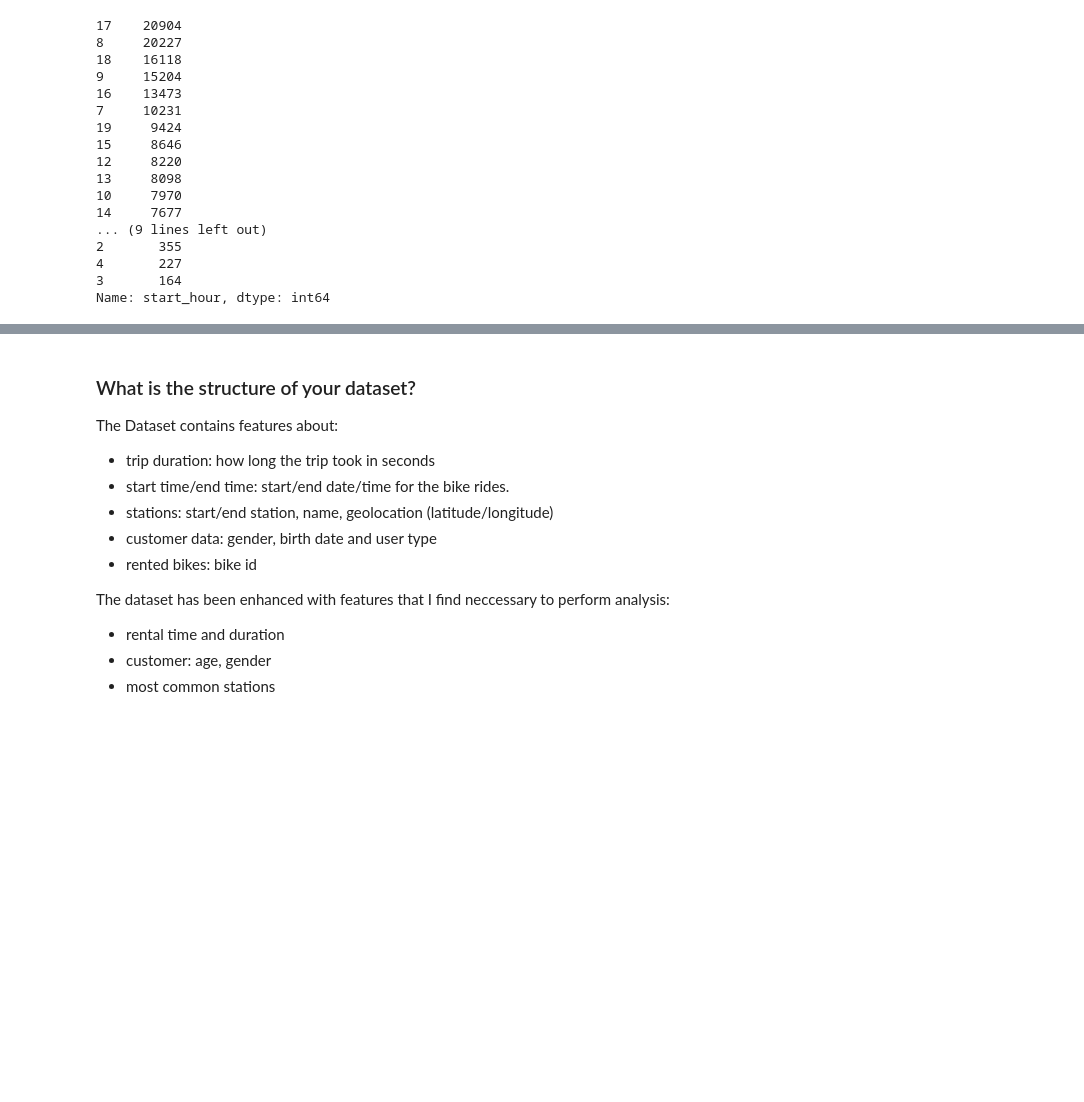
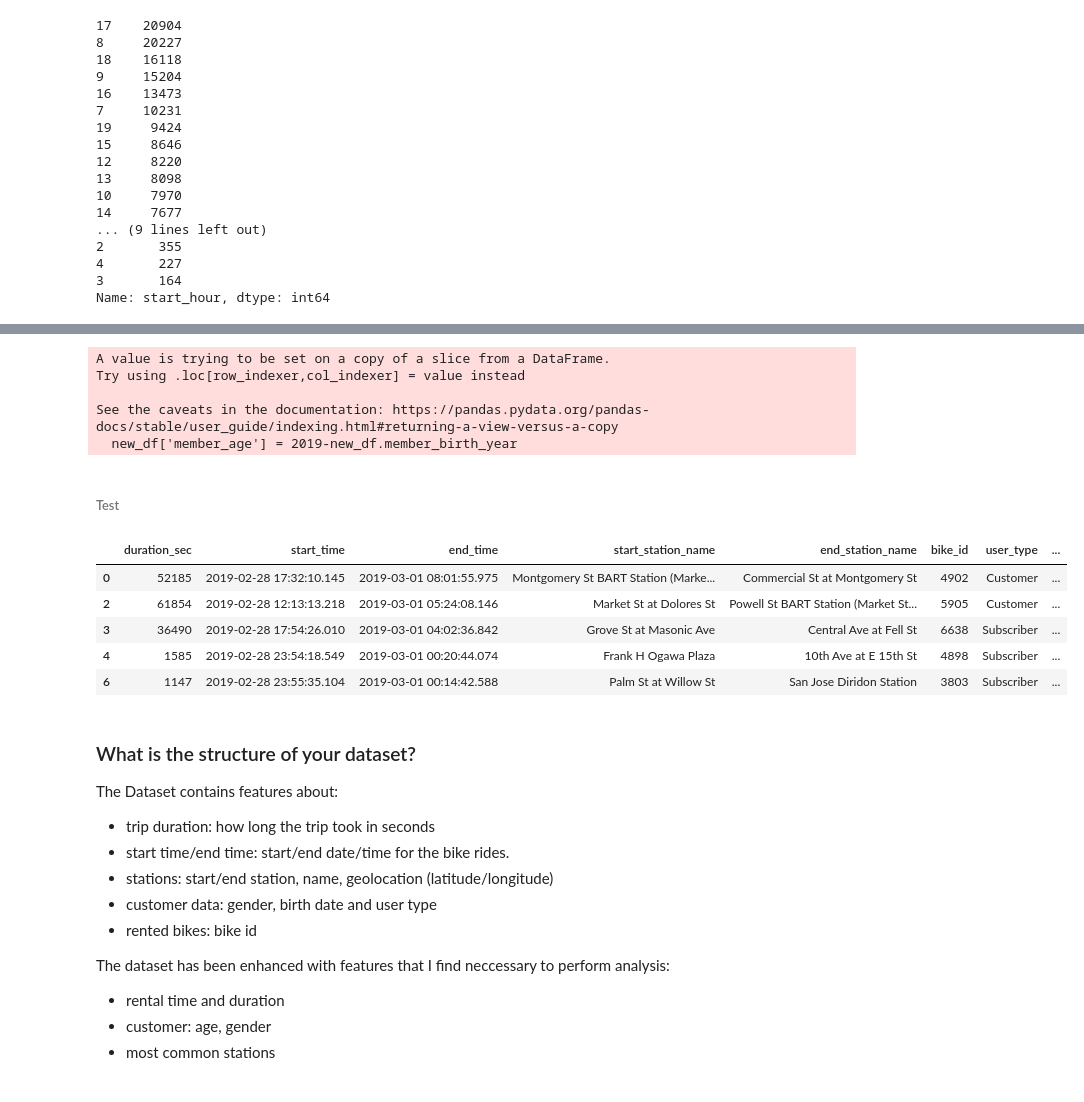
Before and after one commit to hagerElsehaimy/communicate-data-findings-FordGoBike, a Jupyter notebook: exploration_template.ipynb, the cells around one changed output, grey strips where cells are left out. Drawn from its saved outputs; the diff is of its cells as text; code cells hidden in the pictures; blank space fills up the shorter version.

```diff
--- a/exploration_template.ipynb
+++ b/exploration_template.ipynb
@@ -302,3 +309,22 @@ Name: start_hour, dtype: int64
+# %%
+new_df['member_age'] = 2019-new_df.member_birth_year
+# %% [output]
+A value is trying to be set on a copy of a slice from a DataFrame.
+Try using .loc[row_indexer,col_indexer] = value instead
+
+See the caveats in the documentation: https://pandas.pydata.org/pandas-docs/stable/user_guide/indexing.html#returning-a-view-versus-a-copy
+  new_df['member_age'] = 2019-new_df.member_birth_year
+# %% [markdown]
+###### Test
+# %%
+new_df.head()
+# %% [output]
+|  | duration_sec | start_time | end_time | start_station_name | end_station_name | bike_id | user_type | ... |
+| 0 | 52185 | 2019-02-28 17:32:10.145 | 2019-03-01 08:01:55.975 | Montgomery St BART Station (Marke... | Commercial St at Montgomery St | 4902 | Customer | ... |
+| 2 | 61854 | 2019-02-28 12:13:13.218 | 2019-03-01 05:24:08.146 | Market St at Dolores St | Powell St BART Station (Market St... | 5905 | Customer | ... |
+| 3 | 36490 | 2019-02-28 17:54:26.010 | 2019-03-01 04:02:36.842 | Grove St at Masonic Ave | Central Ave at Fell St | 6638 | Subscriber | ... |
+| 4 | 1585 | 2019-02-28 23:54:18.549 | 2019-03-01 00:20:44.074 | Frank H Ogawa Plaza | 10th Ave at E 15th St | 4898 | Subscriber | ... |
+| 6 | 1147 | 2019-02-28 23:55:35.104 | 2019-03-01 00:14:42.588 | Palm St at Willow St | San Jose Diridon Station | 3803 | Subscriber | ... |
 # %% [markdown]
 ### What is the structure of your dataset?
 
```
Also changed, not shown: parts of 7 cells of this notebook.
